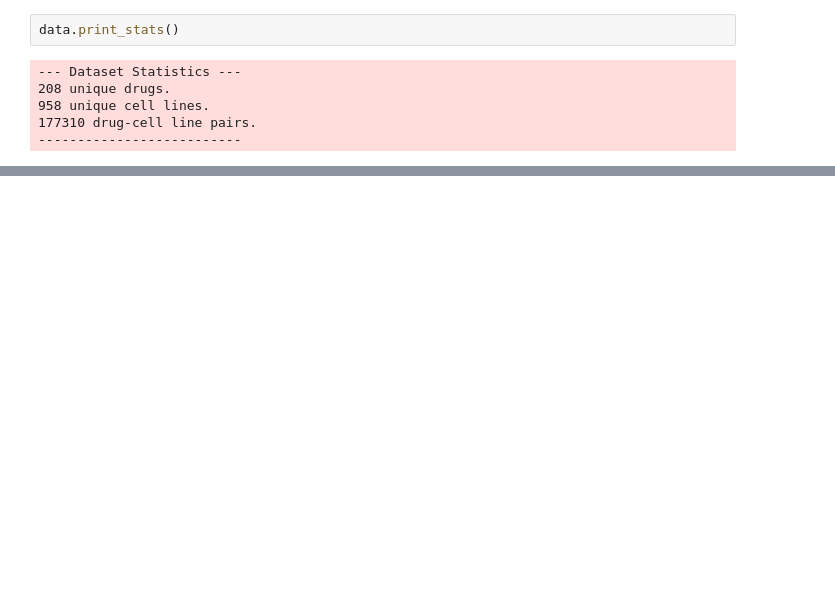
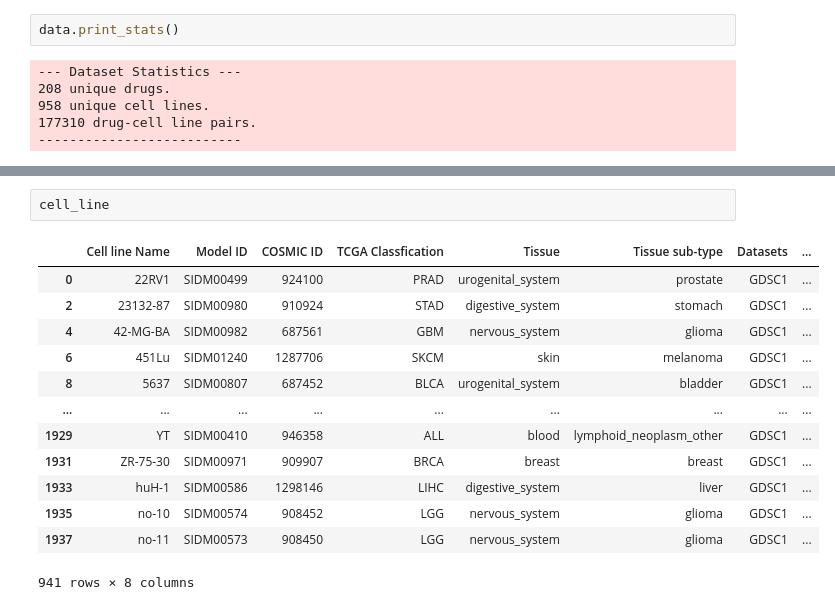
Before and after one commit to ricardofoliveira61/ML-data-analysis, a Jupyter notebook: GDSC1.ipynb, the cells around one changed output, grey strips where cells are left out. Saved outputs shown, nothing was run; the diff lists cells and outputs as text; blank space fills up the shorter version.

```diff
--- a/GDSC1.ipynb
+++ b/GDSC1.ipynb
@@ -125,0 +135,16 @@ data.print_stats()
+# %%
+cell_line
+# %% [output]
+|  | Cell line Name | Model ID | COSMIC ID | TCGA Classfication | Tissue | Tissue sub-type | Datasets | ... |
+| 0 | 22RV1 | SIDM00499 | 924100 | PRAD | urogenital_system | prostate | GDSC1 | ... |
+| 2 | 23132-87 | SIDM00980 | 910924 | STAD | digestive_system | stomach | GDSC1 | ... |
+| 4 | 42-MG-BA | SIDM00982 | 687561 | GBM | nervous_system | glioma | GDSC1 | ... |
+| 6 | 451Lu | SIDM01240 | 1287706 | SKCM | skin | melanoma | GDSC1 | ... |
+| 8 | 5637 | SIDM00807 | 687452 | BLCA | urogenital_system | bladder | GDSC1 | ... |
+| ... | ... | ... | ... | ... | ... | ... | ... | ... |
+| 1929 | YT | SIDM00410 | 946358 | ALL | blood | lymphoid_neoplasm_other | GDSC1 | ... |
+| 1931 | ZR-75-30 | SIDM00971 | 909907 | BRCA | breast | breast | GDSC1 | ... |
+| 1933 | huH-1 | SIDM00586 | 1298146 | LIHC | digestive_system | liver | GDSC1 | ... |
+| 1935 | no-10 | SIDM00574 | 908452 | LGG | nervous_system | glioma | GDSC1 | ... |
+| 1937 | no-11 | SIDM00573 | 908450 | LGG | nervous_system | glioma | GDSC1 | ... |
+941 rows × 8 columns
```
Also changed, not shown: parts of 11 cells of this notebook.
